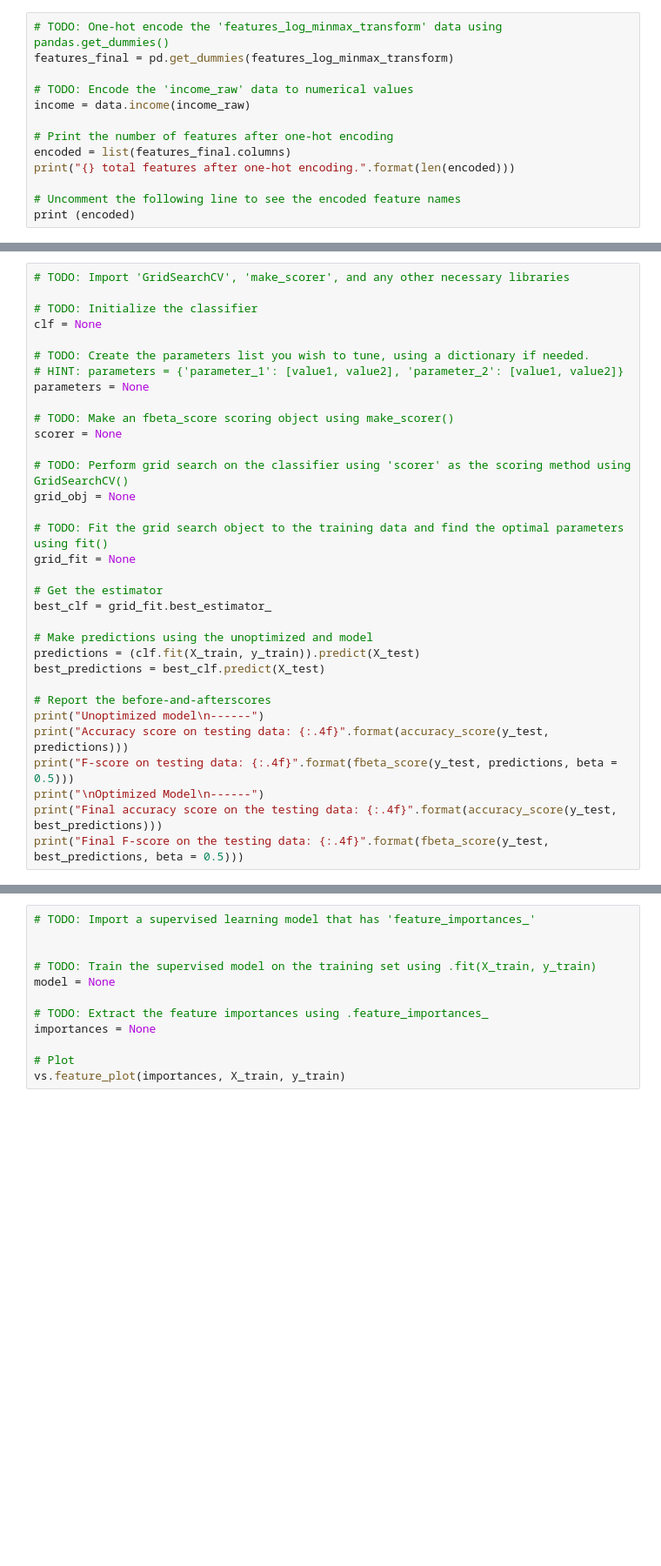
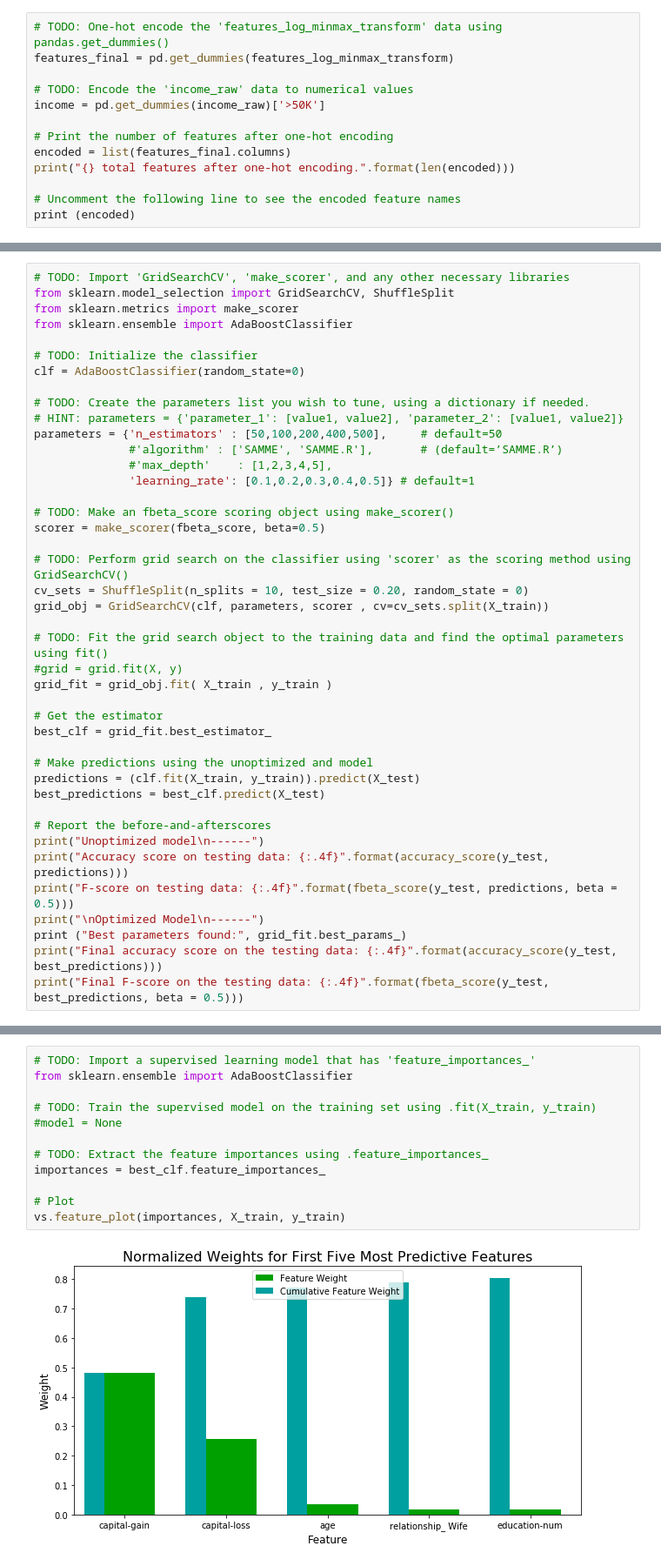
Before and after one commit to CooperMcNumpty/machine-learning, a Jupyter notebook: projects/finding_donors/finding_donors.ipynb, the cells around one changed output, grey strips where cells are left out. Shown at 87% size. Cells and saved outputs as stored; diff of their text form; blank space fills up the shorter version.

```diff
--- a/projects/finding_donors/finding_donors.ipynb
+++ b/projects/finding_donors/finding_donors.ipynb
@@ -173,7 +173,7 @@ Additionally, as with the non-numeric features, we need to convert the non-numer
 features_final = pd.get_dummies(features_log_minmax_transform)
 
 # TODO: Encode the 'income_raw' data to numerical values
-income = data.income(income_raw)
+income = pd.get_dummies(income_raw)['>50K']
 
 # Print the number of features after one-hot encoding
 encoded = list(features_final.columns)
@@ -426,22 +472,30 @@ Fine tune the chosen model. Use grid search (`GridSearchCV`) with at least one i
 **Note:** Depending on the algorithm chosen and the parameter list, the following implementation may take some time to run!
 # %%
 # TODO: Import 'GridSearchCV', 'make_scorer', and any other necessary libraries
+from sklearn.model_selection import GridSearchCV, ShuffleSplit
+from sklearn.metrics import make_scorer
+from sklearn.ensemble import AdaBoostClassifier
 
 # TODO: Initialize the classifier
-clf = None
+clf = AdaBoostClassifier(random_state=0)
 
 # TODO: Create the parameters list you wish to tune, using a dictionary if needed.
 # HINT: parameters = {'parameter_1': [value1, value2], 'parameter_2': [value1, value2]}
-parameters = None
+parameters = {'n_estimators' : [50,100,200,400,500],     # default=50
+              #'algorithm' : ['SAMME', 'SAMME.R'],       # (default=’SAMME.R’)
+              #'max_depth'    : [1,2,3,4,5],
+              'learning_rate': [0.1,0.2,0.3,0.4,0.5]} # default=1
 
 # TODO: Make an fbeta_score scoring object using make_scorer()
-scorer = None
+scorer = make_scorer(fbeta_score, beta=0.5)
 
 # TODO: Perform grid search on the classifier using 'scorer' as the scoring method using GridSearchCV()
-grid_obj = None
+cv_sets = ShuffleSplit(n_splits = 10, test_size = 0.20, random_state = 0)
+grid_obj = GridSearchCV(clf, parameters, scorer , cv=cv_sets.split(X_train))
 
 # TODO: Fit the grid search object to the training data and find the optimal parameters using fit()
-grid_fit = None
+#grid = grid.fit(X, y)
+grid_fit = grid_obj.fit( X_train , y_train )
 
 # Get the estimator
 best_clf = grid_fit.best_estimator_
@@ -455,5 +509,6 @@ print("Unoptimized model\n------")
 print("Accuracy score on testing data: {:.4f}".format(accuracy_score(y_test, predictions)))
 print("F-score on testing data: {:.4f}".format(fbeta_score(y_test, predictions, beta = 0.5)))
 print("\nOptimized Model\n------")
+print ("Best parameters found:", grid_fit.best_params_)
 print("Final accuracy score on the testing data: {:.4f}".format(accuracy_score(y_test, best_predictions)))
 print("Final F-score on the testing data: {:.4f}".format(fbeta_score(y_test, best_predictions, beta = 0.5)))
@@ -496,16 +574,18 @@ In the code cell below, you will need to implement the following:
  - Extract the feature importances using `'.feature_importances_'`.
 # %%
 # TODO: Import a supervised learning model that has 'feature_importances_'
-
+from sklearn.ensemble import AdaBoostClassifier
 
 # TODO: Train the supervised model on the training set using .fit(X_train, y_train)
-model = None
+#model = None
 
 # TODO: Extract the feature importances using .feature_importances_
-importances = None
+importances = best_clf.feature_importances_
 
 # Plot
 vs.feature_plot(importances, X_train, y_train)
+# %% [output]
+[figure, added]
 # %% [markdown]
 ### Question 7 - Extracting Feature Importance
 
```
Also changed, not shown: parts of 24 cells of this notebook, 1 other file.
